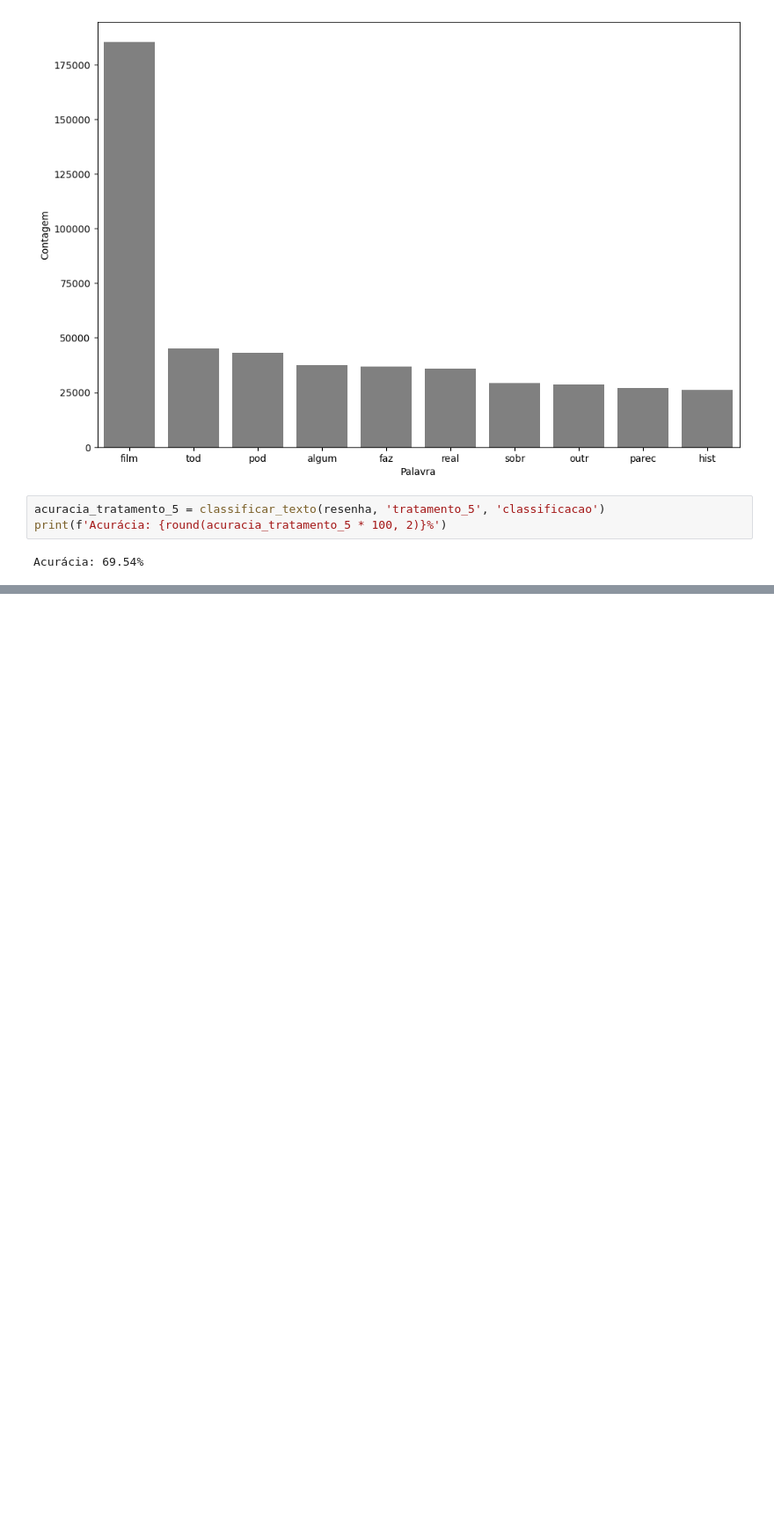
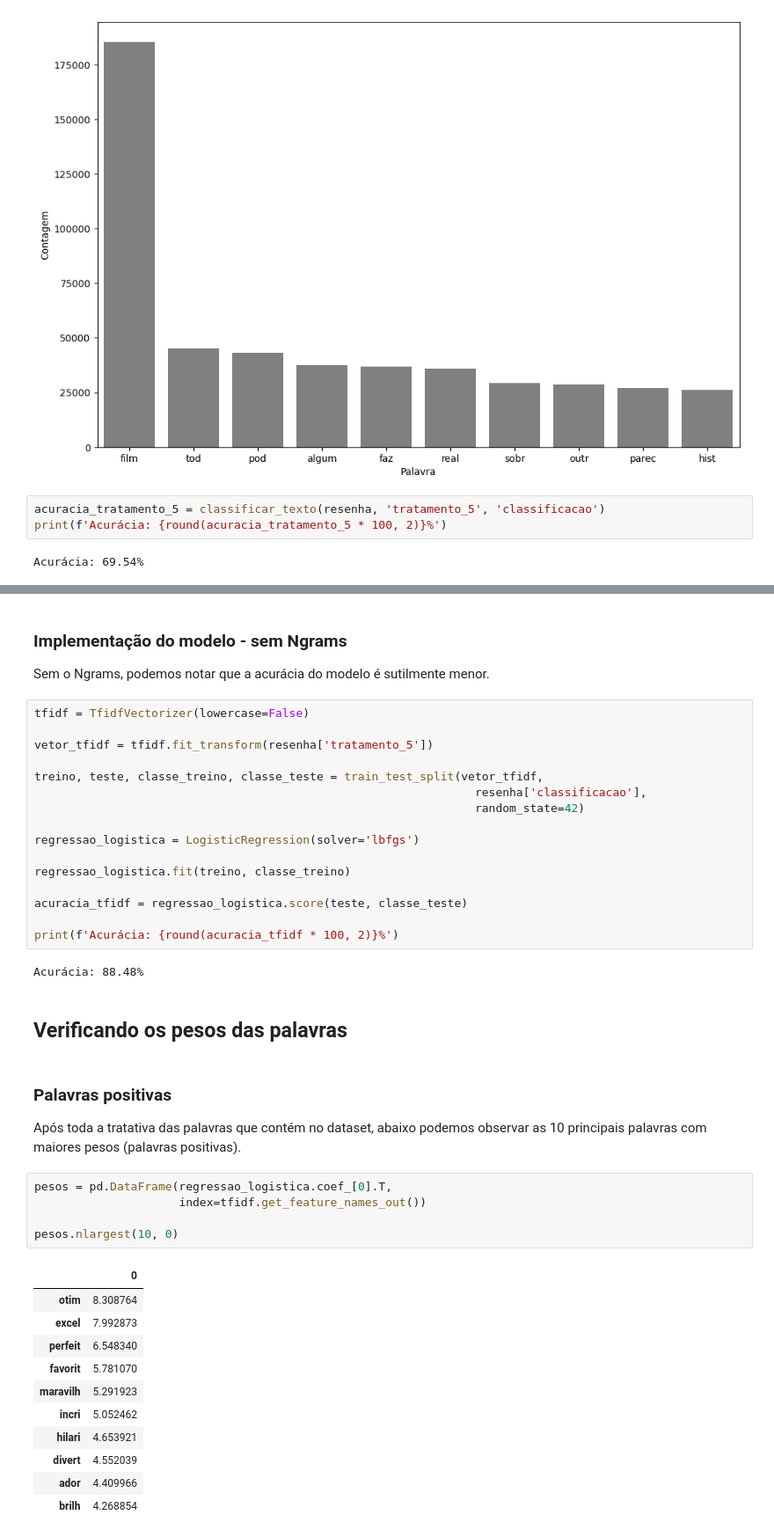
Before and after one commit to CrisNakamura/estudo_nlp, a Jupyter notebook: projeto_nlp.ipynb, the cells around one changed output, grey strips where cells are left out. Shown at 88% size. Drawn from its saved outputs; the diff is of its cells as text; blank space fills up the shorter version.

Commit message:
[feat] TF-IDF + Ngrams + Verificação de pesos

```diff
--- a/projeto_nlp.ipynb
+++ b/projeto_nlp.ipynb
@@ -309,0 +390,45 @@ Acurácia: 69.54%
+# %% [markdown]
+### Implementação do modelo - sem Ngrams
+
+Sem o Ngrams, podemos notar que a acurácia do modelo é sutilmente menor.
+# %%
+tfidf = TfidfVectorizer(lowercase=False)
+
+vetor_tfidf = tfidf.fit_transform(resenha['tratamento_5'])
+
+treino, teste, classe_treino, classe_teste = train_test_split(vetor_tfidf,
+                                                                resenha['classificacao'],
+                                                                random_state=42)
+
+regressao_logistica = LogisticRegression(solver='lbfgs')
+
+regressao_logistica.fit(treino, classe_treino)
+
+acuracia_tfidf = regressao_logistica.score(teste, classe_teste)
+
+print(f'Acurácia: {round(acuracia_tfidf * 100, 2)}%')
+# %% [output]
+Acurácia: 88.48%
+# %% [markdown]
+## Verificando os pesos das palavras
+# %% [markdown]
+### Palavras positivas
+
+Após toda a tratativa das palavras que contém no dataset, abaixo podemos observar as 10 principais palavras com maiores pesos (palavras positivas).
+# %%
+pesos = pd.DataFrame(regressao_logistica.coef_[0].T,
+                     index=tfidf.get_feature_names_out())
+
+pesos.nlargest(10, 0)
+# %% [output]
+|  | 0 |
+| otim | 8.308764 |
+| excel | 7.992873 |
+| perfeit | 6.548340 |
+| favorit | 5.781070 |
+| maravilh | 5.291923 |
+| incri | 5.052462 |
+| hilari | 4.653921 |
+| divert | 4.552039 |
+| ador | 4.409966 |
+| brilh | 4.268854 |
```
Also changed, not shown: parts of 11 cells of this notebook.
